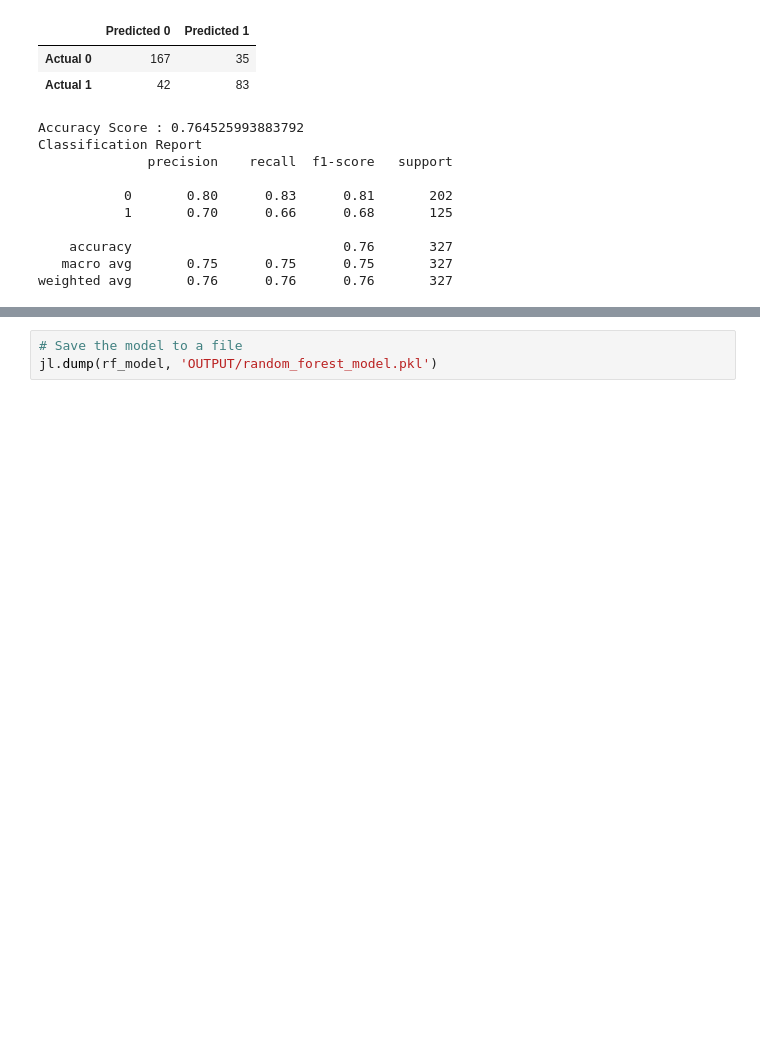
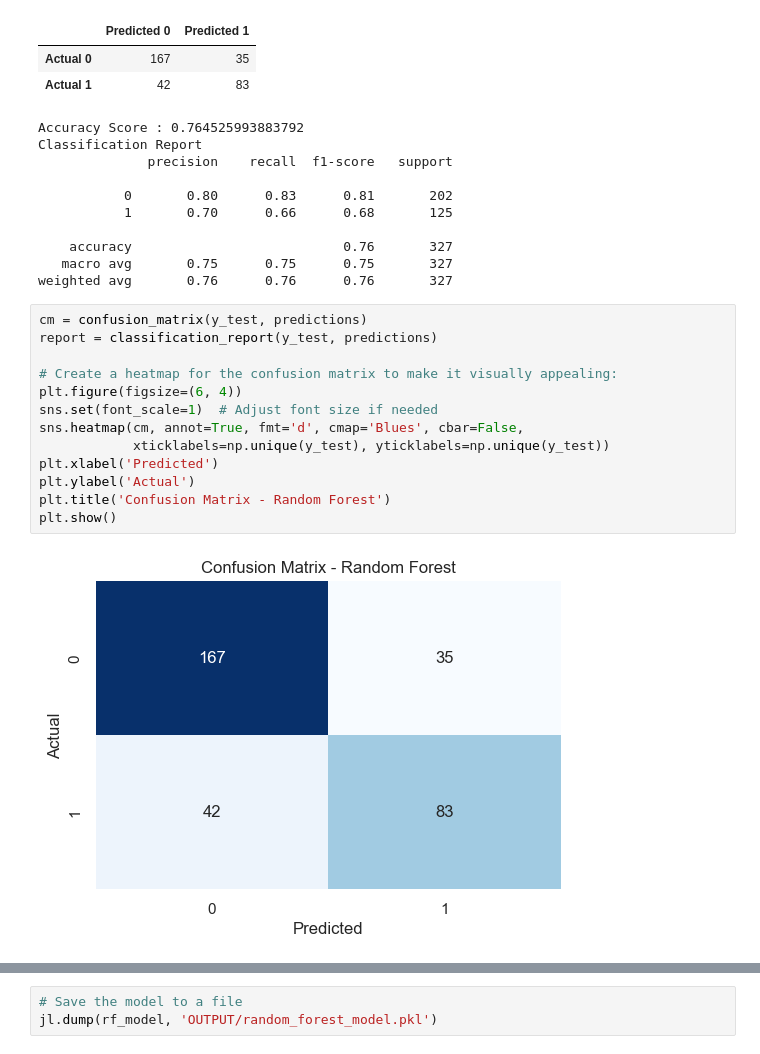
Before and after one commit to JuanMoncaleano/TitanicSurvivalPrediction, a Jupyter notebook: ML/ML_Random_Forest.ipynb, the cells around one changed output, grey strips where cells are left out. Cells and saved outputs as stored; diff of their text form; blank space fills up the shorter version.

```diff
--- a/ML/ML_Random_Forest.ipynb
+++ b/ML/ML_Random_Forest.ipynb
@@ -221,3 +224,18 @@ Classification Report
     accuracy                           0.76       327
    macro avg       0.75      0.75      0.75       327
 weighted avg       0.76      0.76      0.76       327
+# %%
+cm = confusion_matrix(y_test, predictions)
+report = classification_report(y_test, predictions)
+
+# Create a heatmap for the confusion matrix to make it visually appealing:
+plt.figure(figsize=(6, 4))
+sns.set(font_scale=1)  # Adjust font size if needed
+sns.heatmap(cm, annot=True, fmt='d', cmap='Blues', cbar=False,
+            xticklabels=np.unique(y_test), yticklabels=np.unique(y_test))
+plt.xlabel('Predicted')
+plt.ylabel('Actual')
+plt.title('Confusion Matrix - Random Forest')
+plt.show()
+# %% [output]
+[figure, added]
```
Also changed, not shown: parts of 7 cells of this notebook.
